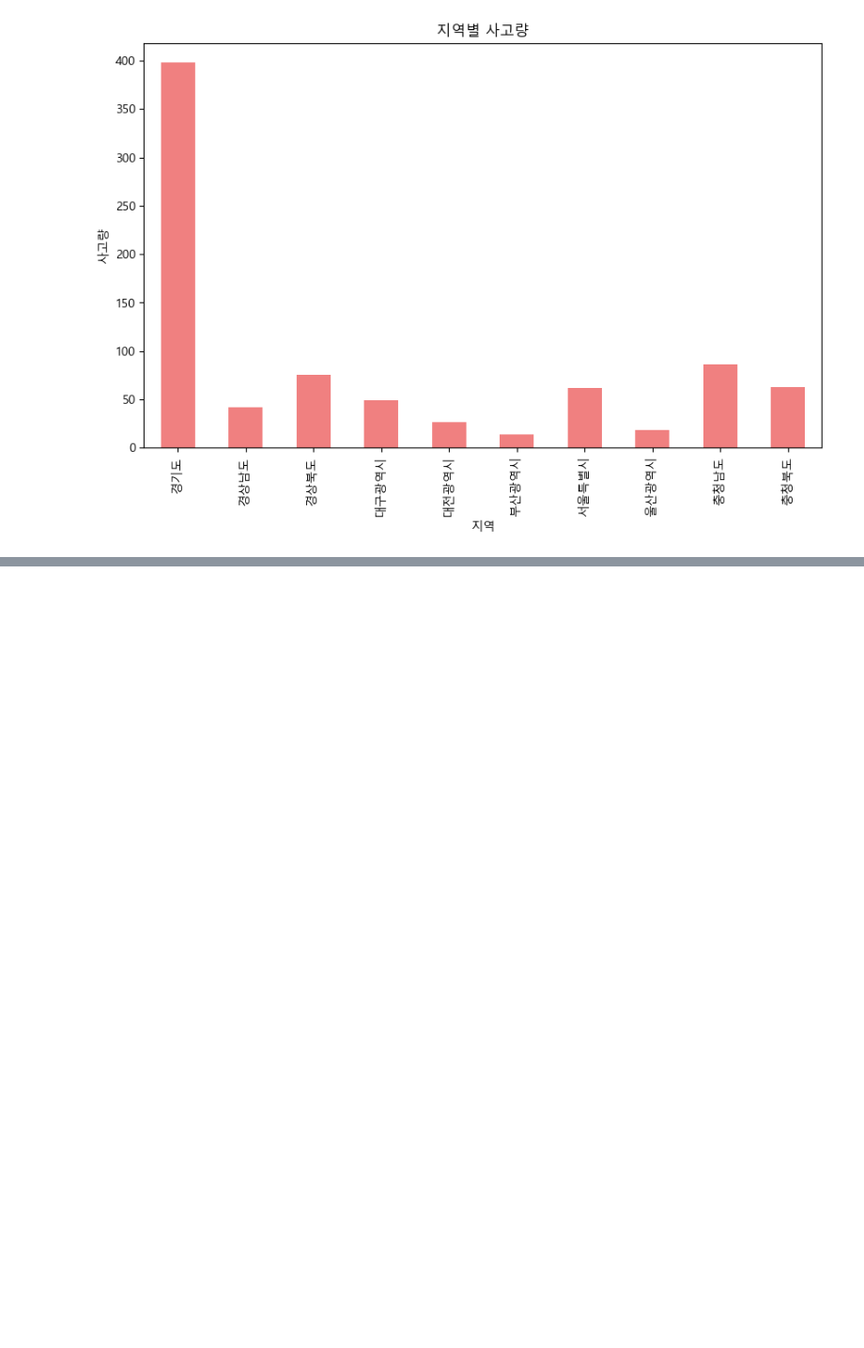
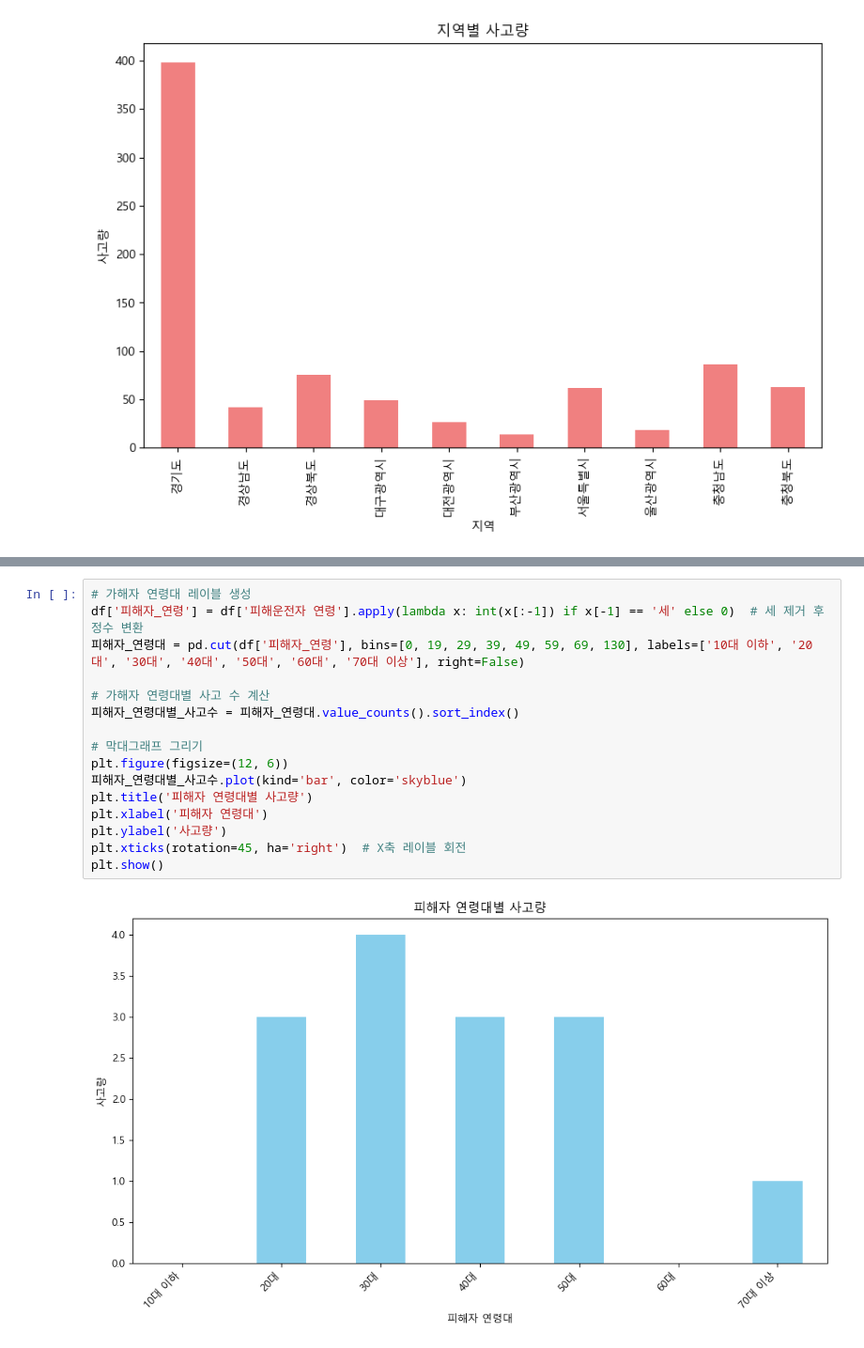
Before and after one commit to ssasdfccaf/Weather-and-traffic-accidents, a Jupyter notebook: third.ipynb, the cells around one changed output, grey strips where cells are left out. Shown at 94% size. Drawn from its saved outputs; the diff is of its cells as text; blank space fills up the shorter version.

```diff
--- a/third.ipynb
+++ b/third.ipynb
@@ -106,0 +123,18 @@ plt.show()
+# %%
+# 가해자 연령대 레이블 생성
+df['피해자_연령'] = df['피해운전자 연령'].apply(lambda x: int(x[:-1]) if x[-1] == '세' else 0)  # 세 제거 후 정수 변환
+피해자_연령대 = pd.cut(df['피해자_연령'], bins=[0, 19, 29, 39, 49, 59, 69, 130], labels=['10대 이하', '20대', '30대', '40대', '50대', '60대', '70대 이상'], right=False)
+
+# 가해자 연령대별 사고 수 계산
+피해자_연령대별_사고수 = 피해자_연령대.value_counts().sort_index()
+
+# 막대그래프 그리기
+plt.figure(figsize=(12, 6))
+피해자_연령대별_사고수.plot(kind='bar', color='skyblue')
+plt.title('피해자 연령대별 사고량')
+plt.xlabel('피해자 연령대')
+plt.ylabel('사고량')
+plt.xticks(rotation=45, ha='right')  # X축 레이블 회전
+plt.show()
+# %% [output]
+[figure, added]
```
Also changed, not shown: parts of 13 cells of this notebook.
